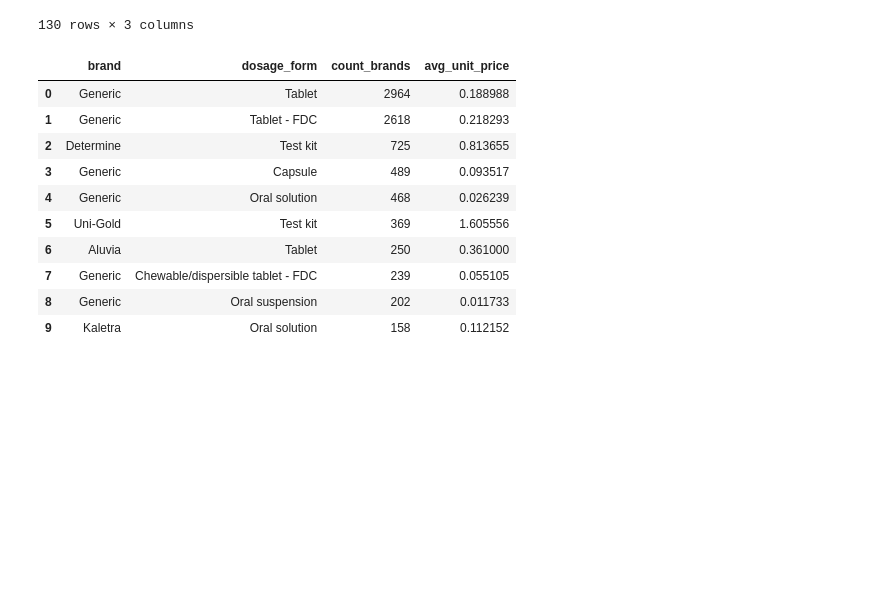
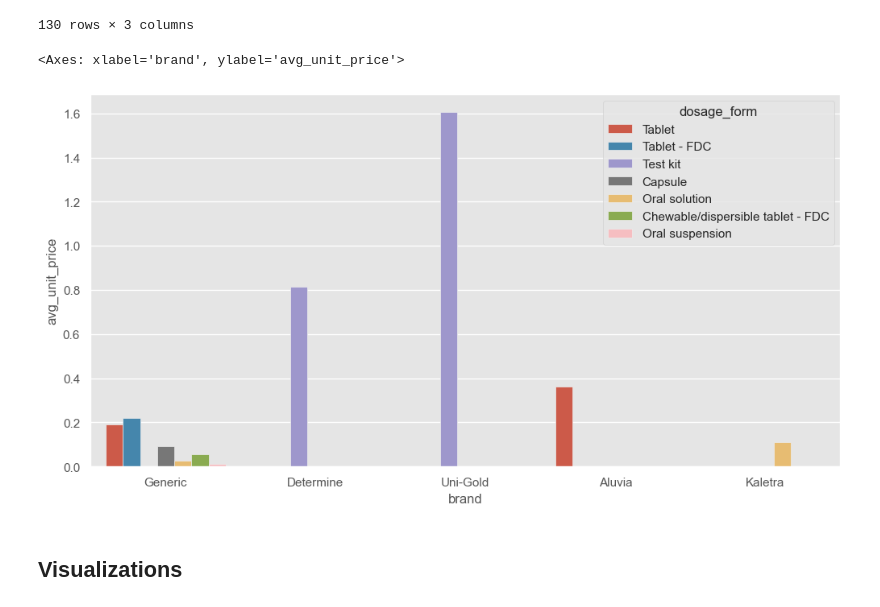
Before and after one commit to chriztopherton/DATA240, a Jupyter notebook: notebooks/supply_chain_eda.ipynb, the cells around one changed output. Cells and saved outputs as stored; diff of their text form; code cells hidden in the pictures; blank space fills up the shorter version.

```diff
--- a/notebooks/supply_chain_eda.ipynb
+++ b/notebooks/supply_chain_eda.ipynb
@@ -157,9 +150,11 @@ date_cols = ['po_sent_to_vendor_date',
  'delivery_recorded_date',
  'pq_first_sent_to_client_date'
  ]
-display(data[date_cols])
 for d in date_cols:
     data[d] = pd.to_datetime(data[d])
+    data[d + '_year'] = data[d].apply(lambda x: x.year)
+
+display(data[date_cols])
 # %% [output]
 |  | po_sent_to_vendor_date | scheduled_delivery_date | delivered_to_client_date | delivery_recorded_date | ... |
 | 0 | NaT | 2006-06-02 | 2006-06-02 | 2006-06-02 | ... |
@@ -318,0 +299,2 @@ dtype: object
+# %%
+data['freight_cost_usd'] = data['freight_cost_usd'].replace('Freight Included in Commodity Cost',0)
@@ -515,3 +512,6 @@ delivery_diff_days
  77.0        1
 -99.0        1
 Name: count, Length: 235, dtype: int64
+# %%
+data['days_to_arrival'] = (data['delivered_to_client_date'] - data['pq_first_sent_to_client_date'])/np.timedelta64(1,'D')
+data['days_to_arrival'].describe()
@@ -748,26 +758,25 @@ sqldf('''
 130 rows × 3 columns
 # %%
 # most popular products per mfg site
-sqldf('''
+sns.barplot(
+  x='brand',
+  y='avg_unit_price',
+  hue='dosage_form',
+
+  data = sqldf('''
       select
         brand,
         dosage_form,
         count(*) as count_brands,
         avg(unit_price) as avg_unit_price
       from data
       group by brand,dosage_form
       order by count_brands desc
       limit 10
-      ''')
+      ''').drop('count_brands',axis=1)
+  )
 # %% [output]
-|  | brand | dosage_form | count_brands | avg_unit_price |
-| 0 | Generic | Tablet | 2964 | 0.188988 |
-| 1 | Generic | Tablet - FDC | 2618 | 0.218293 |
-| 2 | Determine | Test kit | 725 | 0.813655 |
-| 3 | Generic | Capsule | 489 | 0.093517 |
-| 4 | Generic | Oral solution | 468 | 0.026239 |
-| 5 | Uni-Gold | Test kit | 369 | 1.605556 |
-| 6 | Aluvia | Tablet | 250 | 0.361000 |
-| 7 | Generic | Chewable/dispersible tablet - FDC | 239 | 0.055105 |
-| 8 | Generic | Oral suspension | 202 | 0.011733 |
-| 9 | Kaletra | Oral solution | 158 | 0.112152 |
+<Axes: xlabel='brand', ylabel='avg_unit_price'>
+[figure, added]
+# %% [markdown]
+## Visualizations
```
Also changed, not shown: parts of 9 cells of this notebook.
